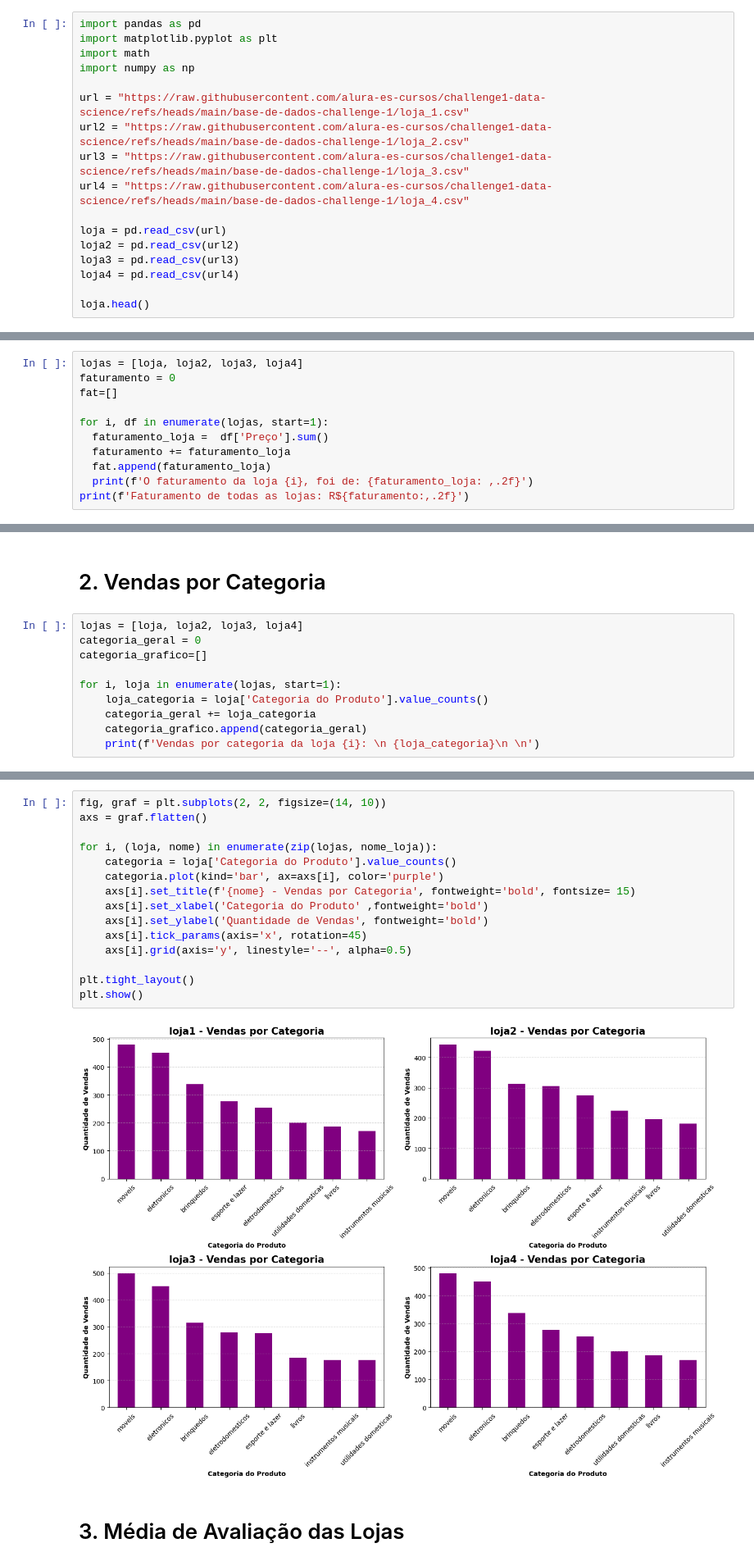
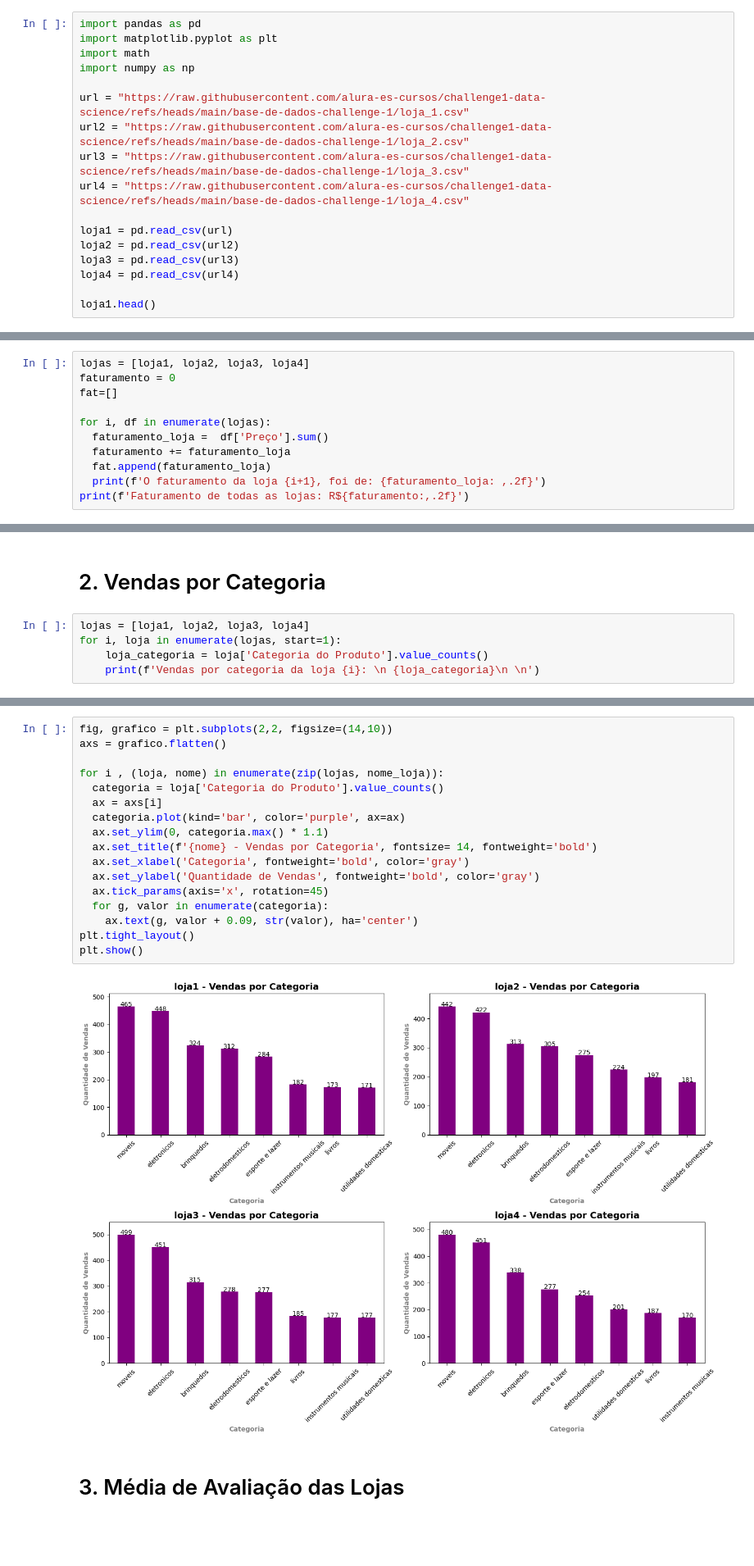
Before and after one commit to claudiaapj/challengeAluraStore, a Jupyter notebook: AluraStoreBr.ipynb, the cells around one changed output, grey strips where cells are left out. Shown: that part at 82% size. Drawn from its saved outputs; the diff is of its cells as text; blank space fills up the shorter version.

```diff
--- a/AluraStoreBr.ipynb
+++ b/AluraStoreBr.ipynb
@@ -11,12 +11,12 @@ url2 = "https://raw.githubusercontent.com/alura-es-cursos/challenge1-data-scienc
 url3 = "https://raw.githubusercontent.com/alura-es-cursos/challenge1-data-science/refs/heads/main/base-de-dados-challenge-1/loja_3.csv"
 url4 = "https://raw.githubusercontent.com/alura-es-cursos/challenge1-data-science/refs/heads/main/base-de-dados-challenge-1/loja_4.csv"
 
-loja = pd.read_csv(url)
+loja1 = pd.read_csv(url)
 loja2 = pd.read_csv(url2)
 loja3 = pd.read_csv(url3)
 loja4 = pd.read_csv(url4)
 
-loja.head()
+loja1.head()
 # %% [output]
 |  | Produto | Categoria do Produto | Preço | Frete | Data da Compra | Vendedor | Local da compra | ... |
 | 0 | Assistente virtual | eletronicos | 219.08 | 9.249790 | 16/01/2021 | Pedro Gomes | SP | ... |
@@ -27,15 +27,15 @@ loja.head()
 # %% [markdown]
 #1. Análise do faturamento
 # %%
-lojas = [loja, loja2, loja3, loja4]
+lojas = [loja1, loja2, loja3, loja4]
 faturamento = 0
 fat=[]
 
-for i, df in enumerate(lojas, start=1):
+for i, df in enumerate(lojas):
   faturamento_loja =  df['Preço'].sum()
   faturamento += faturamento_loja
   fat.append(faturamento_loja)
-  print(f'O faturamento da loja {i}, foi de: {faturamento_loja: ,.2f}')
+  print(f'O faturamento da loja {i+1}, foi de: {faturamento_loja: ,.2f}')
 print(f'Faturamento de todas as lojas: R${faturamento:,.2f}')
 # %% [output]
 O faturamento da loja 1, foi de:  1,534,509.12
@@ -55,14 +55,9 @@ plt.show()
 # %% [markdown]
 # 2. Vendas por Categoria
 # %%
-lojas = [loja, loja2, loja3, loja4]
-categoria_geral = 0
-categoria_grafico=[]
-
+lojas = [loja1, loja2, loja3, loja4]
 for i, loja in enumerate(lojas, start=1):
     loja_categoria = loja['Categoria do Produto'].value_counts()
-    categoria_geral += loja_categoria
-    categoria_grafico.append(categoria_geral)
     print(f'Vendas por categoria da loja {i}: \n {loja_categoria}\n \n')
 # %% [output]
 Vendas por categoria da loja 1:
@@ -99,20 +80,22 @@ Name: count, dtype: int64
 # %%
-fig, graf = plt.subplots(2, 2, figsize=(14, 10))
-axs = graf.flatten()
+fig, grafico = plt.subplots(2,2, figsize=(14,10))
+axs = grafico.flatten()
 
-for i, (loja, nome) in enumerate(zip(lojas, nome_loja)):
-    categoria = loja['Categoria do Produto'].value_counts()
-    categoria.plot(kind='bar', ax=axs[i], color='purple')
-    axs[i].set_title(f'{nome} - Vendas por Categoria', fontweight='bold', fontsize= 15)
-    axs[i].set_xlabel('Categoria do Produto' ,fontweight='bold')
-    axs[i].set_ylabel('Quantidade de Vendas', fontweight='bold')
-    axs[i].tick_params(axis='x', rotation=45)
-    axs[i].grid(axis='y', linestyle='--', alpha=0.5)
-
+for i , (loja, nome) in enumerate(zip(lojas, nome_loja)):
+  categoria = loja['Categoria do Produto'].value_counts()
+  ax = axs[i]
+  categoria.plot(kind='bar', color='purple', ax=ax)
+  ax.set_ylim(0, categoria.max() * 1.1)
+  ax.set_title(f'{nome} - Vendas por Categoria', fontsize= 14, fontweight='bold')
+  ax.set_xlabel('Categoria', fontweight='bold', color='gray')
+  ax.set_ylabel('Quantidade de Vendas', fontweight='bold', color='gray')
+  ax.tick_params(axis='x', rotation=45)
+  for g, valor in enumerate(categoria):
+    ax.text(g, valor + 0.09, str(valor), ha='center')
 plt.tight_layout()
 plt.show()
 # %% [output]
-[figure, old version]
+[figure, new version]
 # %% [markdown]
 # 3. Média de Avaliação das Lojas
 # %%
```
Also changed, not shown: parts of 8 cells of this notebook, 1 other file.
